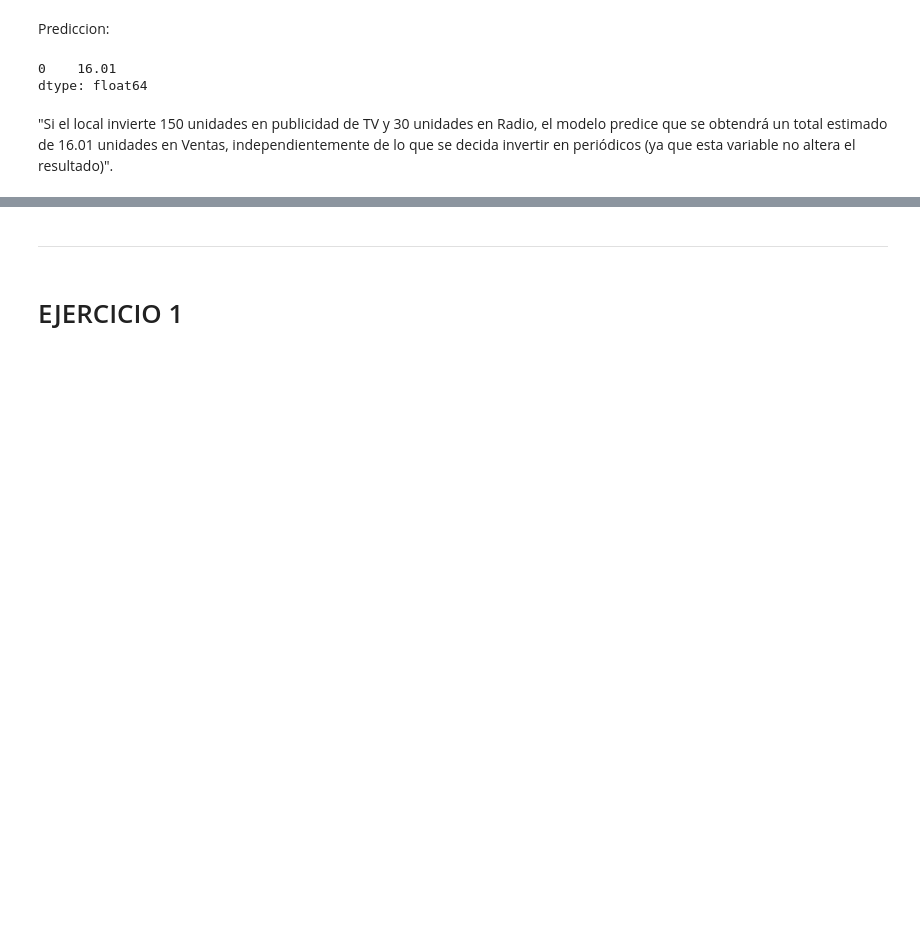
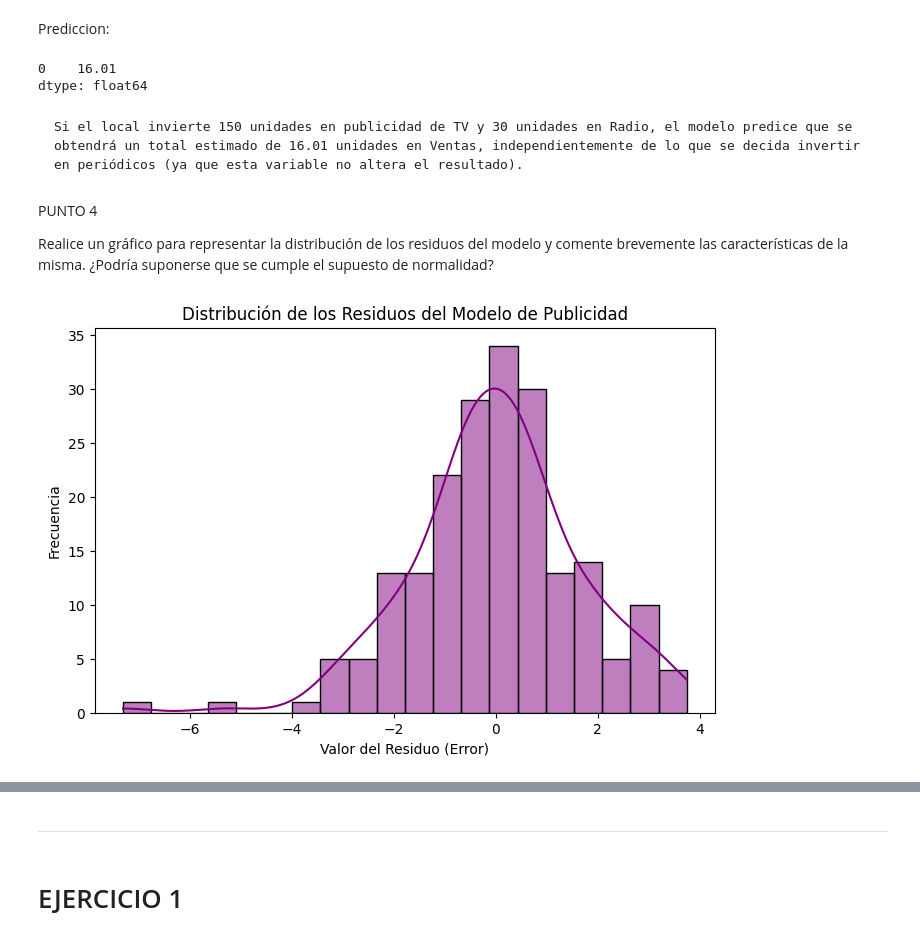
Before and after one commit to winttita/TUIA, a Jupyter notebook: Segundo/Fundamento de Ciencia de Datos/U6 - Ajustes y Modelos/practica6.ipynb, the cells around one changed output, grey strips where cells are left out. Saved outputs shown, nothing was run; the diff lists cells and outputs as text; code cells hidden in the pictures; blank space fills up the shorter version.

```diff
--- a/Segundo/Fundamento de Ciencia de Datos/U6 - Ajustes y Modelos/practica6.ipynb
+++ b/Segundo/Fundamento de Ciencia de Datos/U6 - Ajustes y Modelos/practica6.ipynb
@@ -13,6 +14,6 @@ import statsmodels.formula.api as smf
 # %%
-datos = pd.read_csv("datasets/Parte_2/advertising.csv")
-datos.info()
+advertising = pd.read_csv("datasets/Parte_2/advertising.csv")
+advertising.info()
 # %% [output]
 <class 'pandas.DataFrame'>
 RangeIndex: 200 entries, 0 to 199
@@ -79,7 +80,7 @@ Notes:
 Reajusta el modelo eliminando el o los predictores no significativos.
 # %%
-modelo2 = smf.ols(formula= 'Sales ~ TV + Radio', data=datos).fit()  #Ajustamos Modelo Reducido
-print(modelo1.summary())
+modelo2 = smf.ols(formula= 'Sales ~ TV + Radio', data=advertising).fit()  #Ajustamos Modelo Reducido
+print(modelo2.summary())
 # %% [output]
                             OLS Regression Results
 ==============================================================================
@@ -114,4 +117,23 @@ modelo2.predict(datos_prediccion).round(2)
 0    16.01
 dtype: float64
 # %% [markdown]
-"Si el local invierte 150 unidades en publicidad de TV y 30 unidades en Radio, el modelo predice que se obtendrá un total estimado de 16.01 unidades en Ventas, independientemente de lo que se decida invertir en periódicos (ya que esta variable no altera el resultado)".
+    Si el local invierte 150 unidades en publicidad de TV y 30 unidades en Radio, el modelo predice que se obtendrá un total estimado de 16.01 unidades en Ventas, independientemente de lo que se decida invertir en periódicos (ya que esta variable no altera el resultado).
+# %% [markdown]
+PUNTO 4
+
+Realice un gráfico para representar la distribución de los residuos del modelo y comente brevemente las características de la misma. ¿Podría suponerse que se cumple el supuesto de normalidad?
+# %%
+# 1. Extraemos los residuos del modelo usando el atributo .resid
+residuos = modelo2.resid
+
+# 2. Graficamos la distribución. Usamos el parametro kde=True para graficar la curva
+plt.figure(figsize=(8, 5))
+sns.histplot(residuos, kde=True, bins=20, color='purple')
+
+# Añadimos etiquetas para que quede prolijo
+plt.title('Distribución de los Residuos del Modelo de Publicidad')
+plt.xlabel('Valor del Residuo (Error)')
+plt.ylabel('Frecuencia')
+plt.show()
+# %% [output]
+[figure, added]
```
Also changed, not shown: parts of 68 cells of this notebook, 9 other files.
